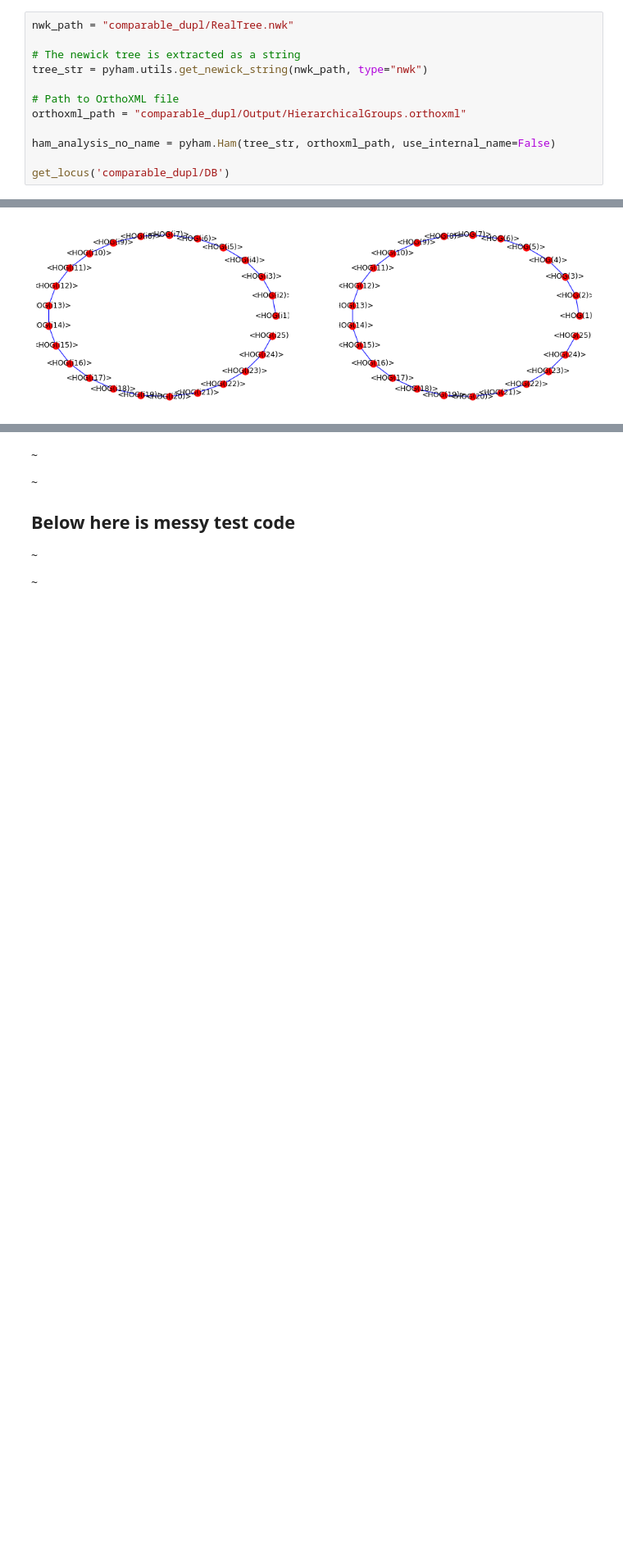
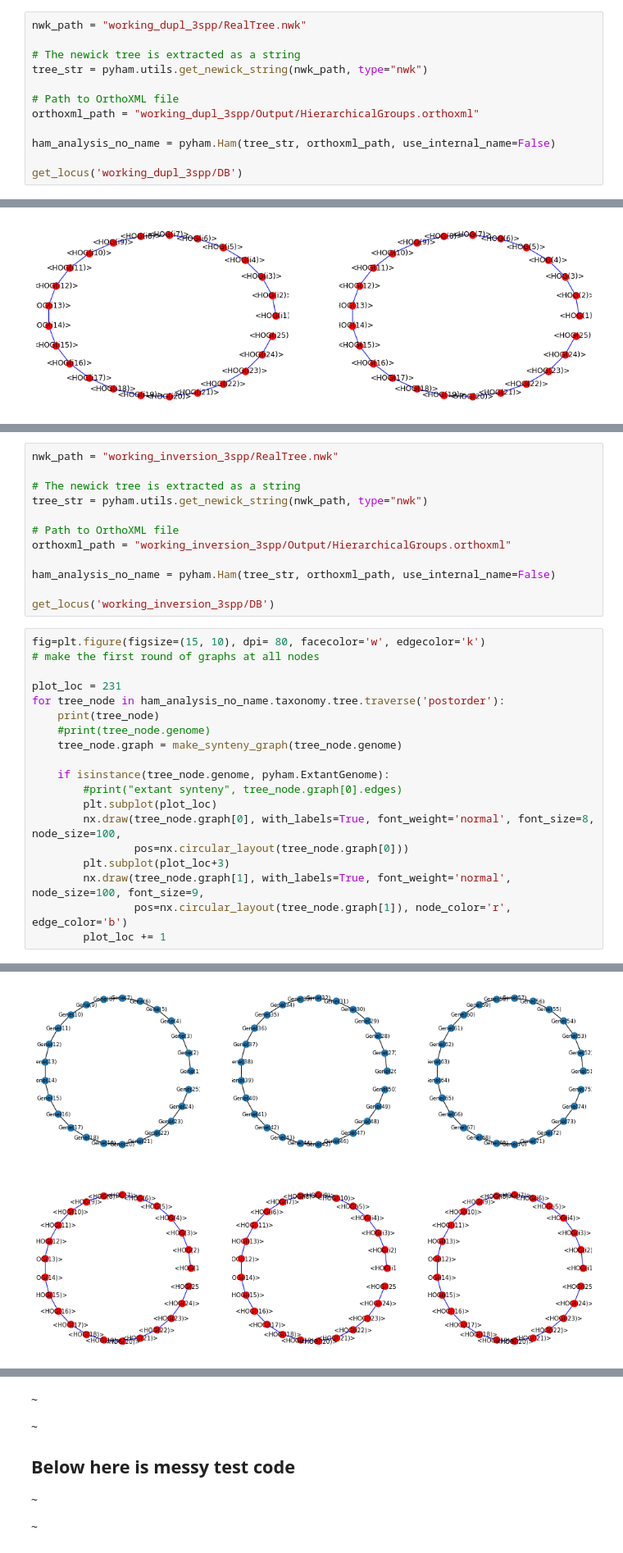
Before and after one commit to kjgilbert/SyntenyBasedOrthology, a Jupyter notebook: My_SyntOrtho_Code/GraphTheory_SyntenyReconstruction.ipynb, the cells around one changed output, grey strips where cells are left out. Shown at 82% size. Cells and saved outputs as stored; diff of their text form; blank space fills up the shorter version.

Commit message:
have plain, dupl, loss, and inv data ready to analyze

```diff
--- a/My_SyntOrtho_Code/GraphTheory_SyntenyReconstruction.ipynb
+++ b/My_SyntOrtho_Code/GraphTheory_SyntenyReconstruction.ipynb
@@ -664,17 +664,17 @@ num edges after adding 24
 # %% [markdown]
 ### Try the gene duplication case - spp1 gained a gene (gene "3" & "4" are both in hog 3)
 # %%
-nwk_path = "comparable_dupl/RealTree.nwk"
+nwk_path = "working_dupl_3spp/RealTree.nwk"
 
 # The newick tree is extracted as a string
 tree_str = pyham.utils.get_newick_string(nwk_path, type="nwk")
 
 # Path to OrthoXML file
-orthoxml_path = "comparable_dupl/Output/HierarchicalGroups.orthoxml"
+orthoxml_path = "working_dupl_3spp/Output/HierarchicalGroups.orthoxml"
 
 ham_analysis_no_name = pyham.Ham(tree_str, orthoxml_path, use_internal_name=False)
 
-get_locus('comparable_dupl/DB')
+get_locus('working_dupl_3spp/DB')
 # %%
 fig=plt.figure(figsize=(15, 10), dpi= 80, facecolor='w', edgecolor='k')
 # make the first round of graphs at all nodes
@@ -815,0 +818,32 @@ num edges after adding 24
+# %%
+nwk_path = "working_inversion_3spp/RealTree.nwk"
+
+# The newick tree is extracted as a string
+tree_str = pyham.utils.get_newick_string(nwk_path, type="nwk")
+
+# Path to OrthoXML file
+orthoxml_path = "working_inversion_3spp/Output/HierarchicalGroups.orthoxml"
+
+ham_analysis_no_name = pyham.Ham(tree_str, orthoxml_path, use_internal_name=False)
+
+get_locus('working_inversion_3spp/DB')
+# %%
+fig=plt.figure(figsize=(15, 10), dpi= 80, facecolor='w', edgecolor='k')
+# make the first round of graphs at all nodes
+
+plot_loc = 231
+for tree_node in ham_analysis_no_name.taxonomy.tree.traverse('postorder'):
+    print(tree_node)
+    #print(tree_node.genome)
+    tree_node.graph = make_synteny_graph(tree_node.genome)
+
+    if isinstance(tree_node.genome, pyham.ExtantGenome):
+        #print("extant synteny", tree_node.graph[0].edges)
+        plt.subplot(plot_loc)
+        nx.draw(tree_node.graph[0], with_labels=True, font_weight='normal', font_size=8, node_size=100,
+                pos=nx.circular_layout(tree_node.graph[0]))
+        plt.subplot(plot_loc+3)
+        nx.draw(tree_node.graph[1], with_labels=True, font_weight='normal', node_size=100, font_size=9,
+                pos=nx.circular_layout(tree_node.graph[1]), node_color='r', edge_color='b')
+        plot_loc += 1
+# %% [output]
@@ -815,0 +865 @@ num edges after adding 24
+[figure, added]
```
Also changed, not shown: parts of 4 cells of this notebook, 8 other files.
